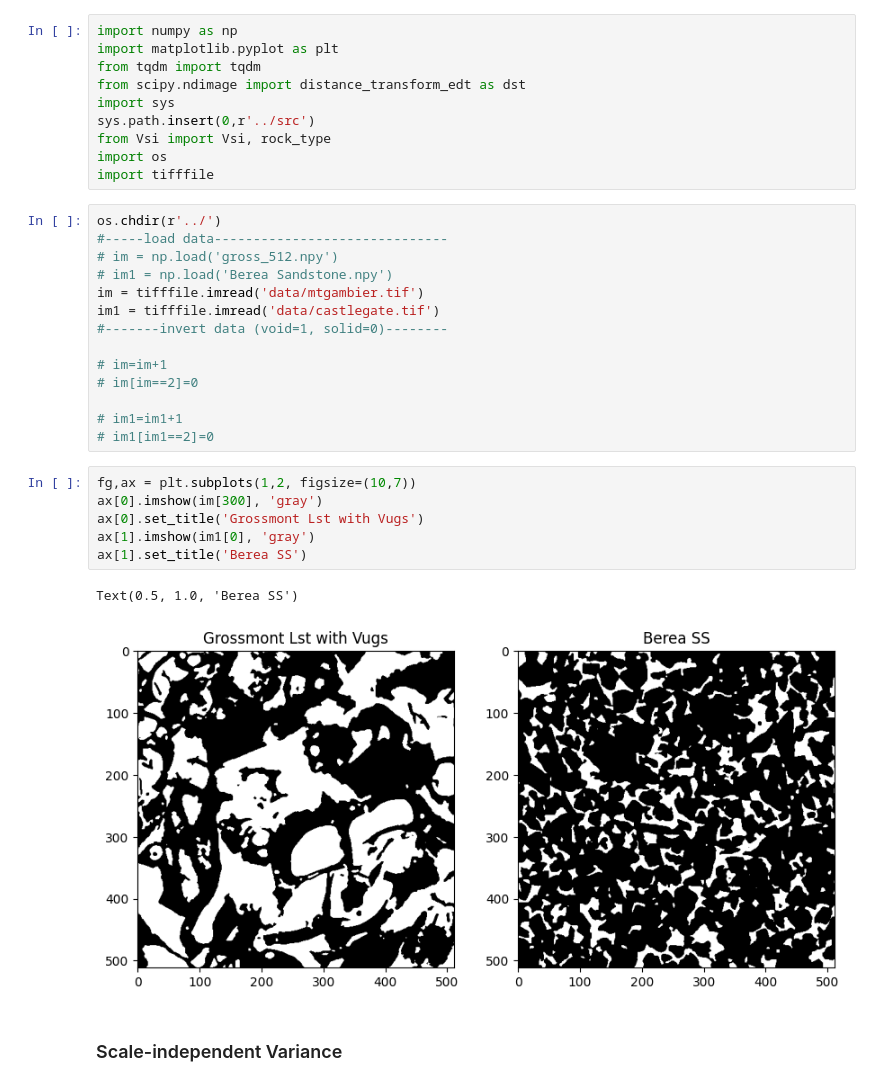
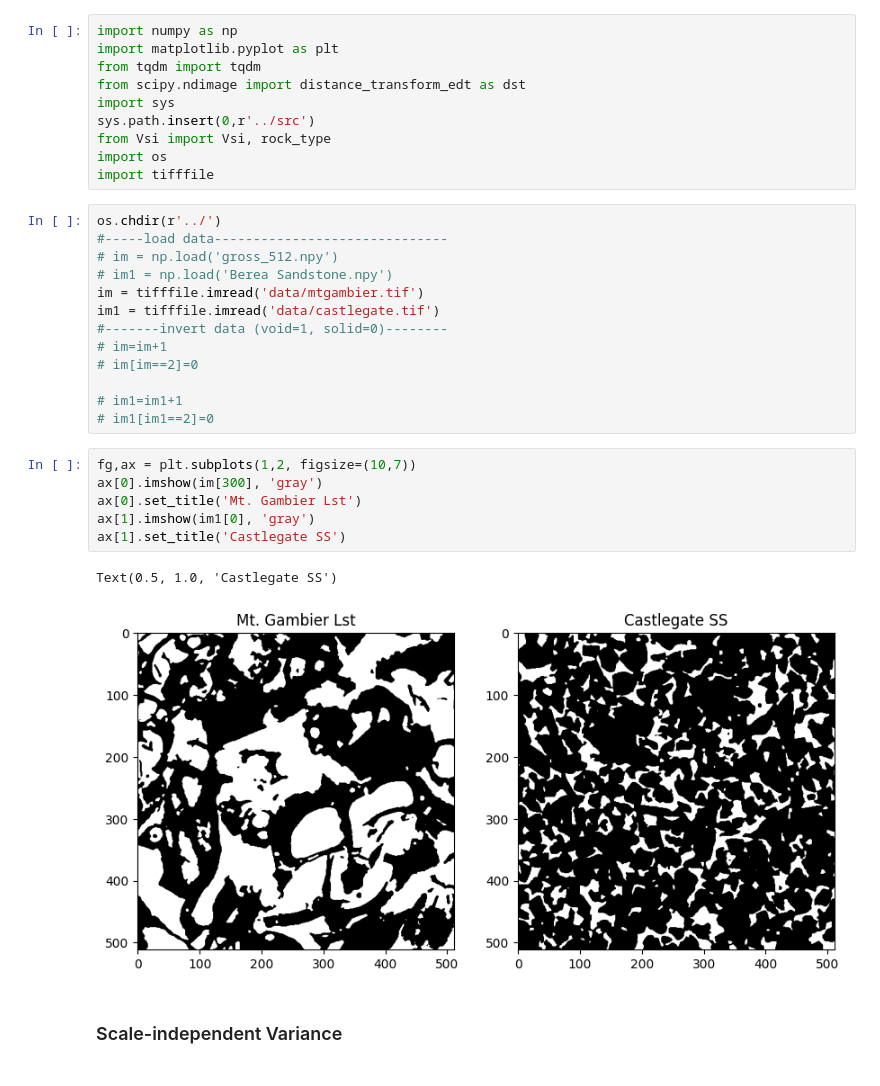
Before and after one commit to thoth291/porescale_quantification_workshop, a Jupyter notebook: tutorial/1B_Heterogeneity_Ali.ipynb, the cells around one changed output. Saved outputs shown, nothing was run; the diff lists cells and outputs as text.

```diff
--- a/tutorial/1B_Heterogeneity_Ali.ipynb
+++ b/tutorial/1B_Heterogeneity_Ali.ipynb
@@ -16,7 +16,6 @@ os.chdir(r'../')
 im = tifffile.imread('data/mtgambier.tif')
 im1 = tifffile.imread('data/castlegate.tif')
 #-------invert data (void=1, solid=0)--------
-
 # im=im+1
 # im[im==2]=0
 
@@ -25,12 +24,12 @@ im1 = tifffile.imread('data/castlegate.tif')
 # %%
 fg,ax = plt.subplots(1,2, figsize=(10,7))
 ax[0].imshow(im[300], 'gray')
-ax[0].set_title('Grossmont Lst with Vugs')
+ax[0].set_title('Mt. Gambier Lst')
 ax[1].imshow(im1[0], 'gray')
-ax[1].set_title('Berea SS')
+ax[1].set_title('Castlegate SS')
 # %% [output]
-Text(0.5, 1.0, 'Berea SS')
+Text(0.5, 1.0, 'Castlegate SS')
-[figure, old version]
+[figure, new version]
 # %% [markdown]
 ### Scale-independent Variance
 # %%
```
Also changed, not shown: parts of 1 cell of this notebook, 1 other file.
